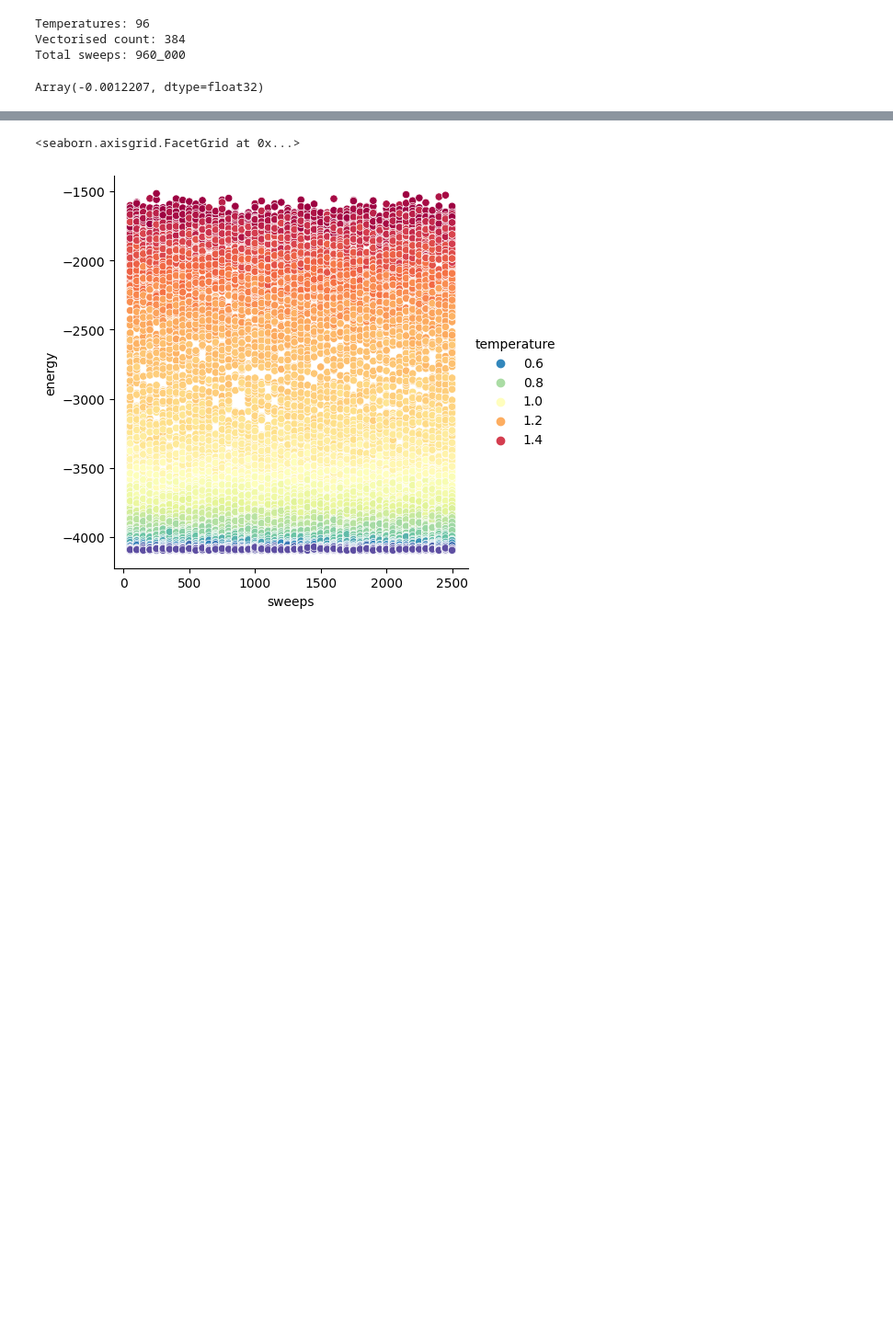
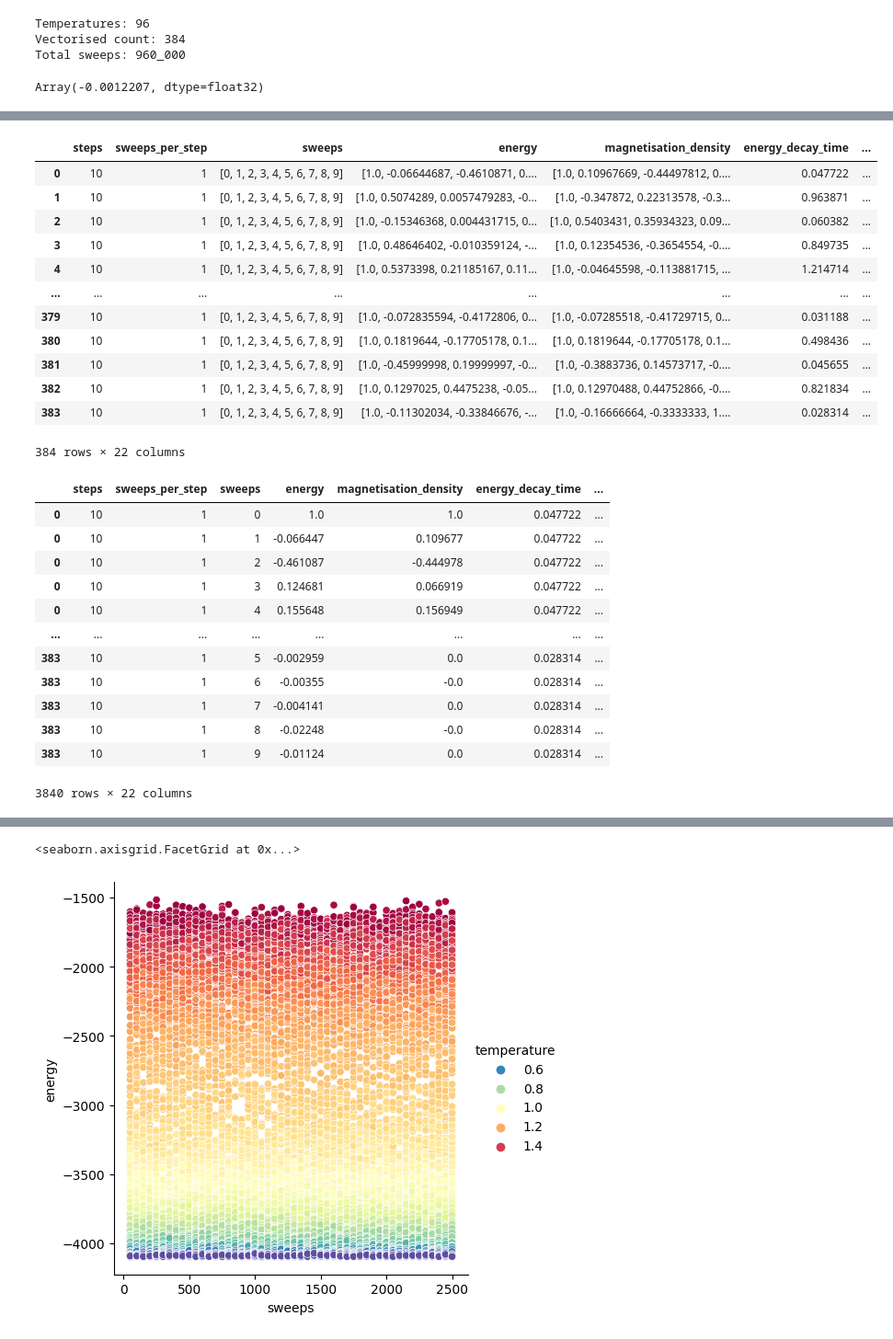
Before and after one commit to JeppeKlitgaard/Jackpot, a Jupyter notebook: workbench.ipynb, the cells around one changed output, grey strips where cells are left out. Shown at 92% size. Drawn from its saved outputs; the diff is of its cells as text; code cells hidden in the pictures; blank space fills up the shorter version.

```diff
--- a/workbench.ipynb
+++ b/workbench.ipynb
@@ -487,0 +459,32 @@ df
+# %%
+ac_df["temp"] = beta_to_temp(ac_df["state.env.beta"], human=True)
+ac_df_expl = ac_df.explode(["energy", "magnetisation_density", "sweeps"])
+display(ac_df)
+display(ac_df_expl)
+# %% [output]
+|  | steps | sweeps_per_step | sweeps | energy | magnetisation_density | energy_decay_time | ... |
+| 0 | 10 | 1 | [0, 1, 2, 3, 4, 5, 6, 7, 8, 9] | [1.0, -0.06644687, -0.4610871, 0.... | [1.0, 0.10967669, -0.44497812, 0.... | 0.047722 | ... |
+| 1 | 10 | 1 | [0, 1, 2, 3, 4, 5, 6, 7, 8, 9] | [1.0, 0.5074289, 0.0057479283, -0... | [1.0, -0.347872, 0.22313578, -0.3... | 0.963871 | ... |
+| 2 | 10 | 1 | [0, 1, 2, 3, 4, 5, 6, 7, 8, 9] | [1.0, -0.15346368, 0.004431715, 0... | [1.0, 0.5403431, 0.35934323, 0.09... | 0.060382 | ... |
+| 3 | 10 | 1 | [0, 1, 2, 3, 4, 5, 6, 7, 8, 9] | [1.0, 0.48646402, -0.010359124, -... | [1.0, 0.12354536, -0.3654554, -0.... | 0.849735 | ... |
+| 4 | 10 | 1 | [0, 1, 2, 3, 4, 5, 6, 7, 8, 9] | [1.0, 0.5373398, 0.21185167, 0.11... | [1.0, -0.04645598, -0.113881715, ... | 1.214714 | ... |
+| ... | ... | ... | ... | ... | ... | ... | ... |
+| 379 | 10 | 1 | [0, 1, 2, 3, 4, 5, 6, 7, 8, 9] | [1.0, -0.072835594, -0.4172806, 0... | [1.0, -0.07285518, -0.41729715, 0... | 0.031188 | ... |
+| 380 | 10 | 1 | [0, 1, 2, 3, 4, 5, 6, 7, 8, 9] | [1.0, 0.1819644, -0.17705178, 0.1... | [1.0, 0.1819644, -0.17705178, 0.1... | 0.498436 | ... |
+| 381 | 10 | 1 | [0, 1, 2, 3, 4, 5, 6, 7, 8, 9] | [1.0, -0.45999998, 0.19999997, -0... | [1.0, -0.3883736, 0.14573717, -0.... | 0.045655 | ... |
+| 382 | 10 | 1 | [0, 1, 2, 3, 4, 5, 6, 7, 8, 9] | [1.0, 0.1297025, 0.4475238, -0.05... | [1.0, 0.12970488, 0.44752866, -0.... | 0.821834 | ... |
+| 383 | 10 | 1 | [0, 1, 2, 3, 4, 5, 6, 7, 8, 9] | [1.0, -0.11302034, -0.33846676, -... | [1.0, -0.16666664, -0.3333333, 1.... | 0.028314 | ... |
+384 rows × 22 columns
+|  | steps | sweeps_per_step | sweeps | energy | magnetisation_density | energy_decay_time | ... |
+| 0 | 10 | 1 | 0 | 1.0 | 1.0 | 0.047722 | ... |
+| 0 | 10 | 1 | 1 | -0.066447 | 0.109677 | 0.047722 | ... |
+| 0 | 10 | 1 | 2 | -0.461087 | -0.444978 | 0.047722 | ... |
+| 0 | 10 | 1 | 3 | 0.124681 | 0.066919 | 0.047722 | ... |
+| 0 | 10 | 1 | 4 | 0.155648 | 0.156949 | 0.047722 | ... |
+| ... | ... | ... | ... | ... | ... | ... | ... |
+| 383 | 10 | 1 | 5 | -0.002959 | 0.0 | 0.028314 | ... |
+| 383 | 10 | 1 | 6 | -0.00355 | -0.0 | 0.028314 | ... |
+| 383 | 10 | 1 | 7 | -0.004141 | 0.0 | 0.028314 | ... |
+| 383 | 10 | 1 | 8 | -0.02248 | -0.0 | 0.028314 | ... |
+| 383 | 10 | 1 | 9 | -0.01124 | 0.0 | 0.028314 | ... |
+3840 rows × 22 columns
```
Also changed, not shown: parts of 22 cells of this notebook.
